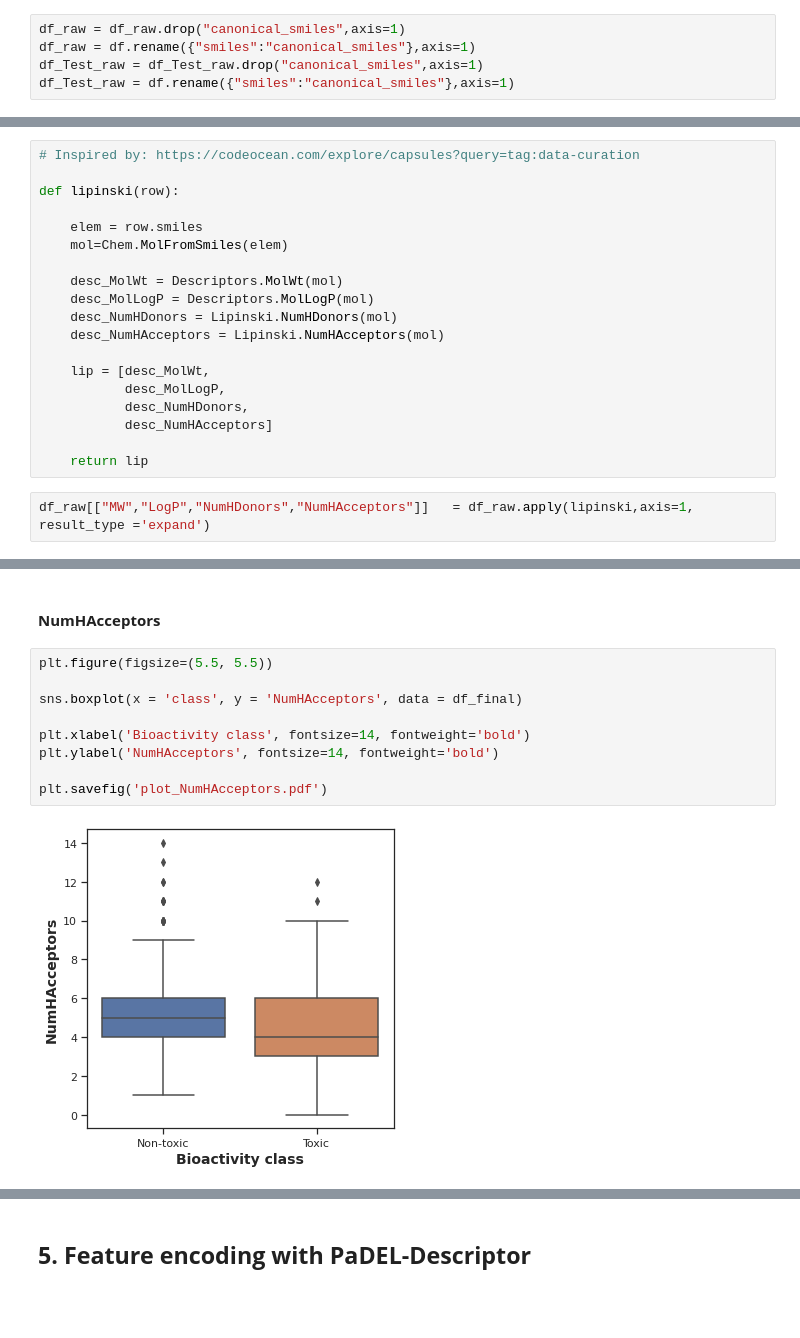
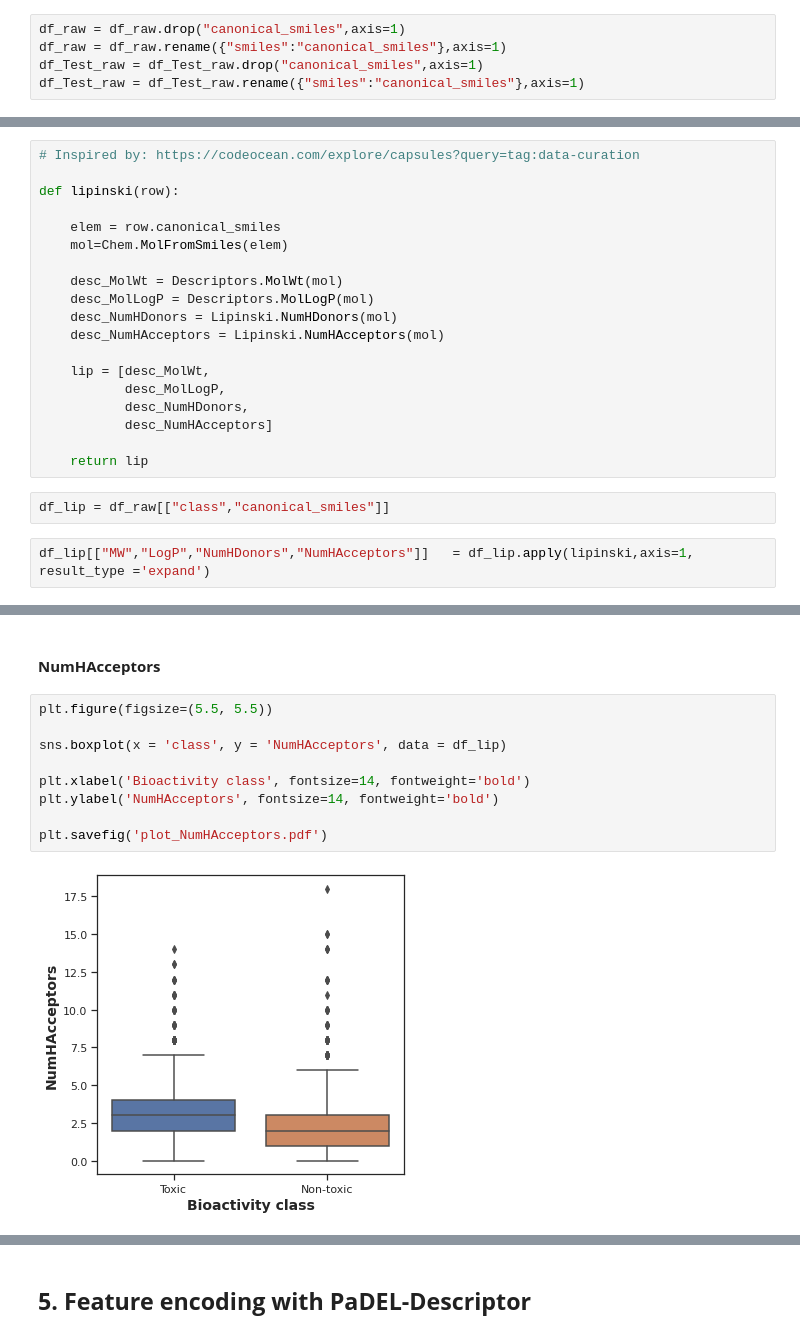
Before and after one commit to stawiskm/QSAR_Modelbuilding_amesTest, a Jupyter notebook: Genotoxicity_Classifier.ipynb, the cells around one changed output, grey strips where cells are left out. Saved outputs shown, nothing was run; the diff lists cells and outputs as text; blank space fills up the shorter version.

```diff
--- a/Genotoxicity_Classifier.ipynb
+++ b/Genotoxicity_Classifier.ipynb
@@ -79,9 +79,9 @@ df_raw['smiles'] = df_raw.apply(cleanSMILES ,axis=1)
 df_Test_raw['smiles'] = df_Test_raw.apply(cleanSMILES ,axis=1)
 # %%
 df_raw = df_raw.drop("canonical_smiles",axis=1)
-df_raw = df.rename({"smiles":"canonical_smiles"},axis=1)
+df_raw = df_raw.rename({"smiles":"canonical_smiles"},axis=1)
 df_Test_raw = df_Test_raw.drop("canonical_smiles",axis=1)
-df_Test_raw = df.rename({"smiles":"canonical_smiles"},axis=1)
+df_Test_raw = df_Test_raw.rename({"smiles":"canonical_smiles"},axis=1)
 # %% [markdown]
 ## **3. Calculate Lipinski descriptors**
 Christopher Lipinski, a scientist at Pfizer, came up with a set of rule-of-thumb for evaluating the **druglikeness** of compounds. Such druglikeness is based on the Absorption, Distribution, Metabolism and Excretion (ADME) that is also known as the pharmacokinetic profile. Lipinski analyzed all orally active FDA-approved drugs in the formulation of what is to be known as the **Rule-of-Five** or **Lipinski's Rule**.
@@ -113,7 +131,7 @@ from rdkit.Chem import Descriptors, Lipinski
 
 def lipinski(row):
 
-    elem = row.smiles
+    elem = row.canonical_smiles
     mol=Chem.MolFromSmiles(elem)
 
     desc_MolWt = Descriptors.MolWt(mol)
@@ -127,5 +145,7 @@ def lipinski(row):
            desc_NumHAcceptors]
 
     return lip
+# %%
+df_lip = df_raw[["class","canonical_smiles"]]
 # %%
-df_raw[["MW","LogP","NumHDonors","NumHAcceptors"]]   = df_raw.apply(lipinski,axis=1, result_type ='expand')
+df_lip[["MW","LogP","NumHDonors","NumHAcceptors"]]   = df_lip.apply(lipinski,axis=1, result_type ='expand')
@@ -275,14 +297,14 @@ mannwhitney('NumHDonors')
 # %%
 plt.figure(figsize=(5.5, 5.5))
 
-sns.boxplot(x = 'class', y = 'NumHAcceptors', data = df_final)
+sns.boxplot(x = 'class', y = 'NumHAcceptors', data = df_lip)
 
 plt.xlabel('Bioactivity class', fontsize=14, fontweight='bold')
 plt.ylabel('NumHAcceptors', fontsize=14, fontweight='bold')
 
 plt.savefig('plot_NumHAcceptors.pdf')
 # %% [output]
-[figure, old version]
+[figure, new version]
 # %%
 mannwhitney('NumHAcceptors')
 # %% [output]
```
Also changed, not shown: parts of 42 cells of this notebook.
